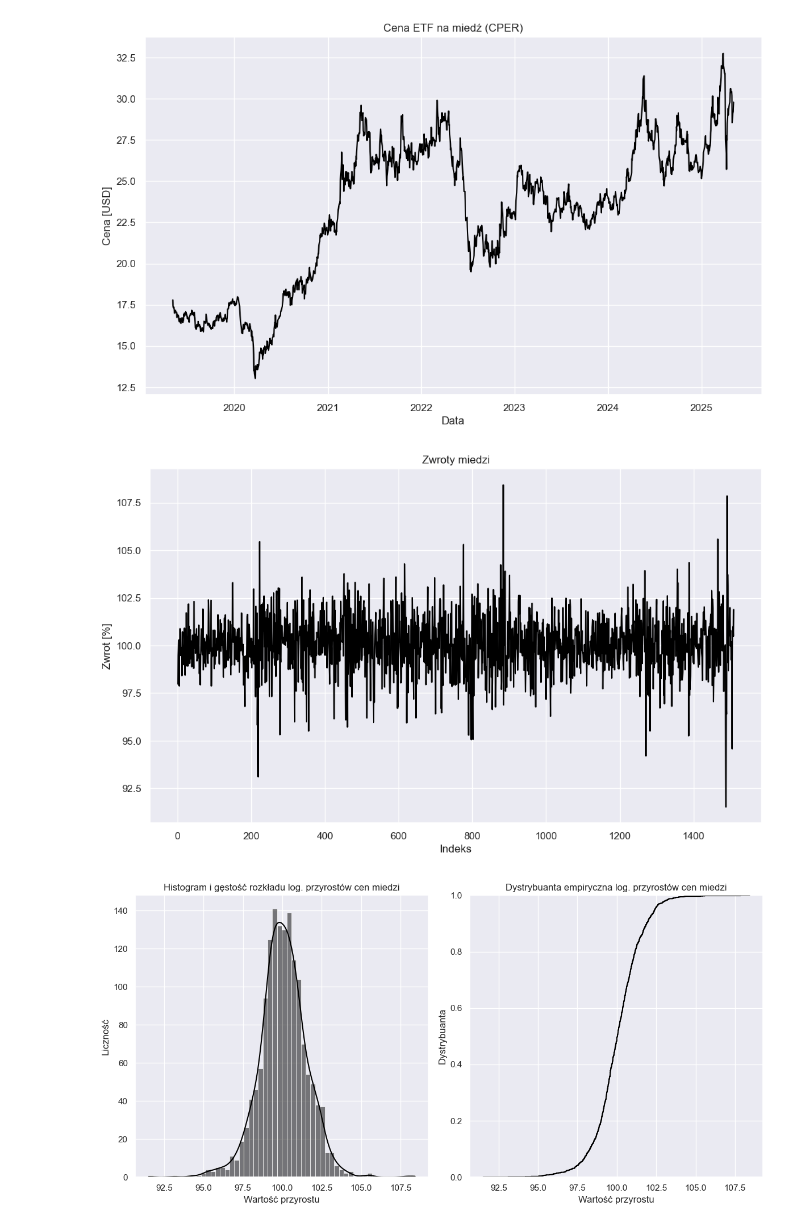
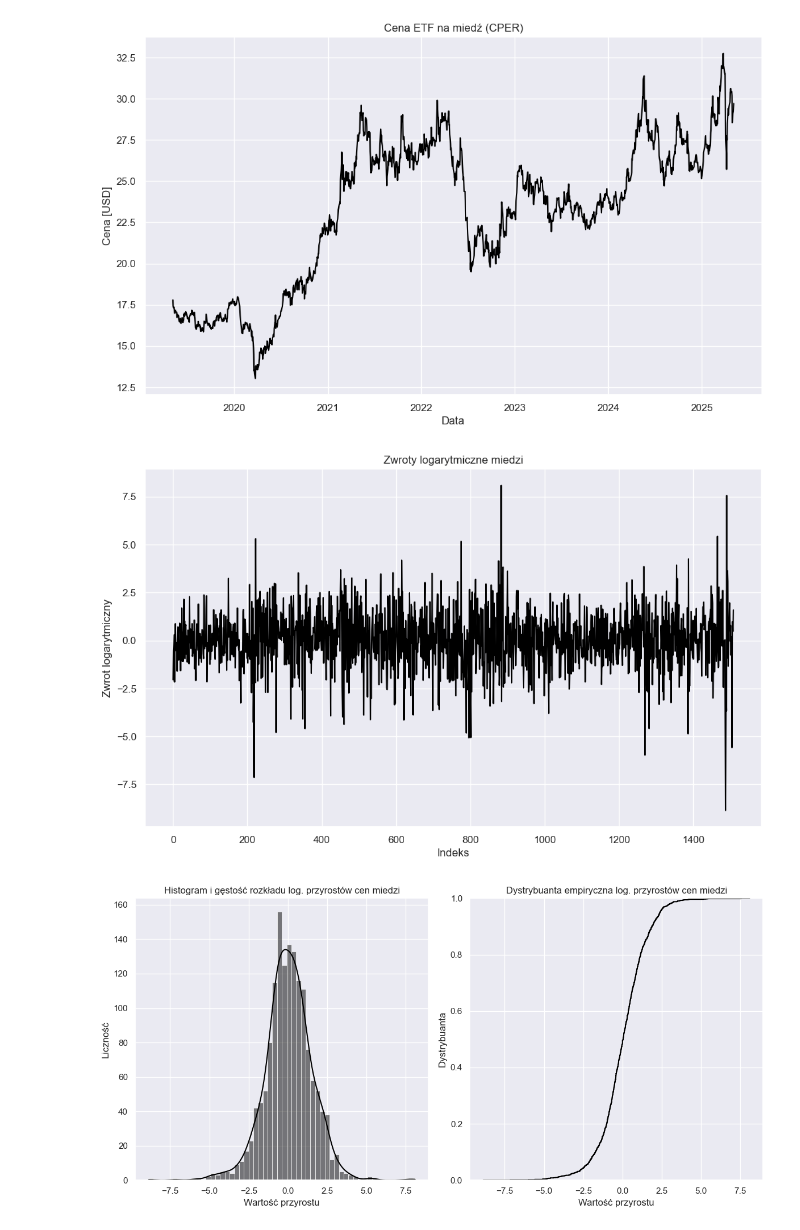
Before and after one commit to mathieuboro/nvidia_risk_management, a Jupyter notebook: projekt-3.ipynb, the cells around one changed output. Cells and saved outputs as stored; diff of their text form; code cells hidden in the pictures.

```diff
--- a/projekt-3.ipynb
+++ b/projekt-3.ipynb
@@ -105,16 +60,16 @@ YF.download() has changed argument auto_adjust default to True
 [*********************100%***********************]  1 of 1 completed
 [figure]
 # %%
-log_returns_copper = copper / copper.shift(1).dropna()
+log_returns_copper = np.log(copper / copper.shift(1)).dropna()
 log_returns_copper = 100*np.ravel(log_returns_copper)
 plt.plot(log_returns_copper, color = 'black')
-plt.title('Zwroty miedzi')
-plt.ylabel('Zwrot [%]')
+plt.title('Zwroty logarytmiczne miedzi')
+plt.ylabel('Zwrot logarytmiczny')
 plt.xlabel('Indeks')
 plt.grid(True)
 plt.show()
 # %% [output]
-[figure, old version]
+[figure, new version]
 # %%
 fig, axes = plt.subplots(1, 2, figsize=(12, 6))
 
@@ -134,4 +89,4 @@ axes[1].set_ylabel('Dystrybuanta')
 plt.tight_layout()
 plt.show()
 # %% [output]
-[figure, old version]
+[figure, new version]
```
Also changed, not shown: parts of 21 cells of this notebook.
